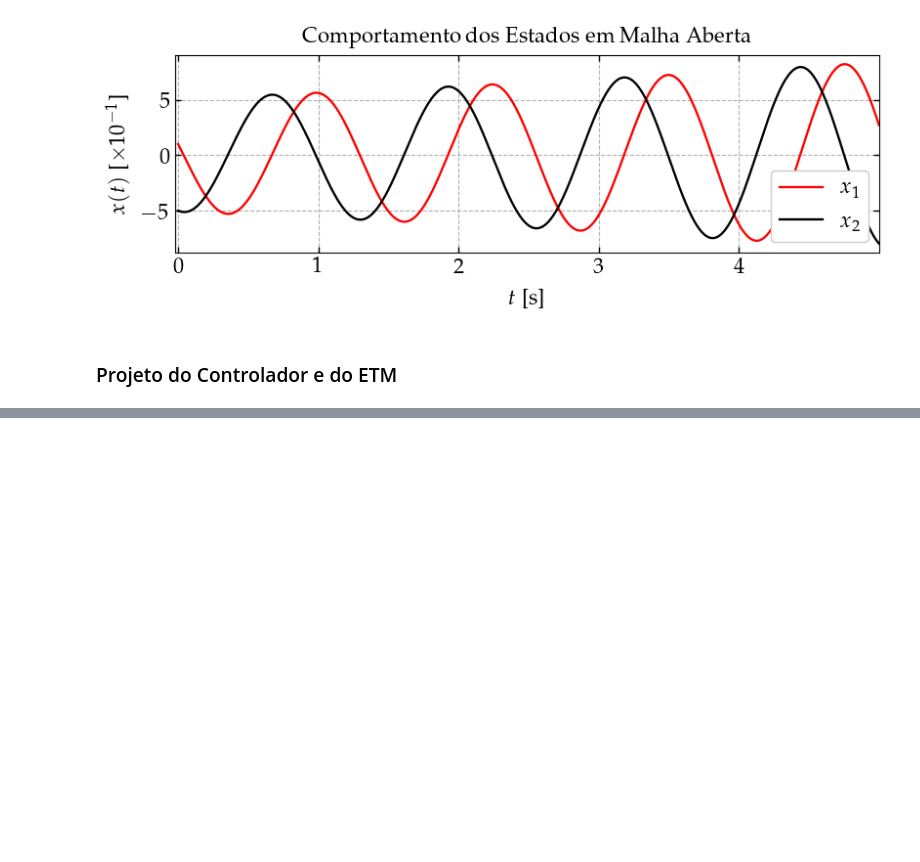
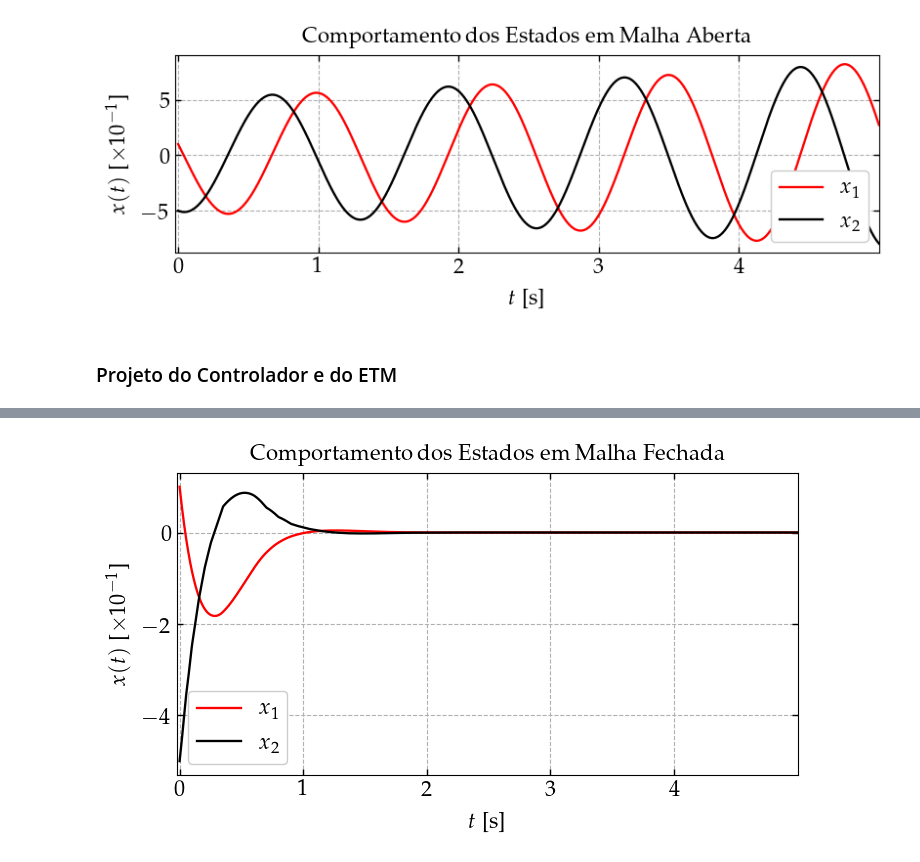
Before and after one commit to andel-vitorio/event-based-control, a Jupyter notebook: PETC for LIT Systems/06 - Order and Caos Analysis - SETM - Single Matrix v2.ipynb, the cells around one changed output, grey strips where cells are left out. Cells and saved outputs as stored; diff of their text form; code cells hidden in the pictures; blank space fills up the shorter version.

Commit message:
feat: add a new closed loop simulator in c++

```diff
--- a/PETC for LIT Systems/06 - Order and Caos Analysis - SETM - Single Matrix v2.ipynb
+++ b/PETC for LIT Systems/06 - Order and Caos Analysis - SETM - Single Matrix v2.ipynb
@@ -62,10 +65,11 @@ import Simulator
 import matplotlib.pyplot as plt
 
 # Parâmetros
-json_file = f"experiment-datas/{experiment_filename}.json"
+experiment_file = f"experiment-datas/{experiment_filename}.json"
 x0 = [0.1, -0.5]
 
-y_hist, t_hist, u_hist = Simulator.open_loop(x0, json_file, u_constant=0.0)
+y_hist, t_hist, u_hist = Simulator.open_loop(
+    x0, experiment_file, u_constant=0.0)
 # %%
 fig = plt.figure(figsize=(8, 3), layout='constrained')
 axs = fig.subplot_mosaic([["x"]])
@@ -208,7 +212,7 @@ def solve_problem(
 
   return design_results
 # %%
-sampling_period = 5e-2
+sampling_period = config["design_params"]['h']
 υ = 1e-1
 
 prob_results = solve_problem(h=sampling_period, υ=υ)
@@ -229,18 +235,20 @@ config["design_params"]['iet_max'] = 5 * sampling_period
 # %%
-y_hist, time_history, u_hist, event_times = closed_loop_setm(
-    x0, config, prob_results)
+y_hist, t_hist, u_hist, events = closed_loop_setm(
+    x0, experiment_file, prob_results)
 # %%
 fig = plt.figure(figsize=(7, 4), layout='constrained')
 axs = fig.subplot_mosaic([["x"]])
 
 _ = gph.plot(
-    axs['x'], time_history, y_hist,
+    axs['x'], t_hist, y_hist,
     xlabel='$t$', x_unit='s', x_use_prefixes=True,
     ylabel=r'$x(t)$', color=['red', 'black'],
     label=[fr'$x_1$', fr'$x_2$'],
     cfg=cfg, title='Comportamento dos Estados em Malha Fechada',
     x_pad=(0.005, 0.0), y_pad=(0.05, 0.05)
 )
+# %% [output]
+[figure, added]
 # %%
 mosaic = [['control'], ['iet']]
 fig, axs = plt.subplot_mosaic(mosaic, figsize=(8, 6))
```
Also changed, not shown: parts of 5 cells of this notebook, 20 other files.
